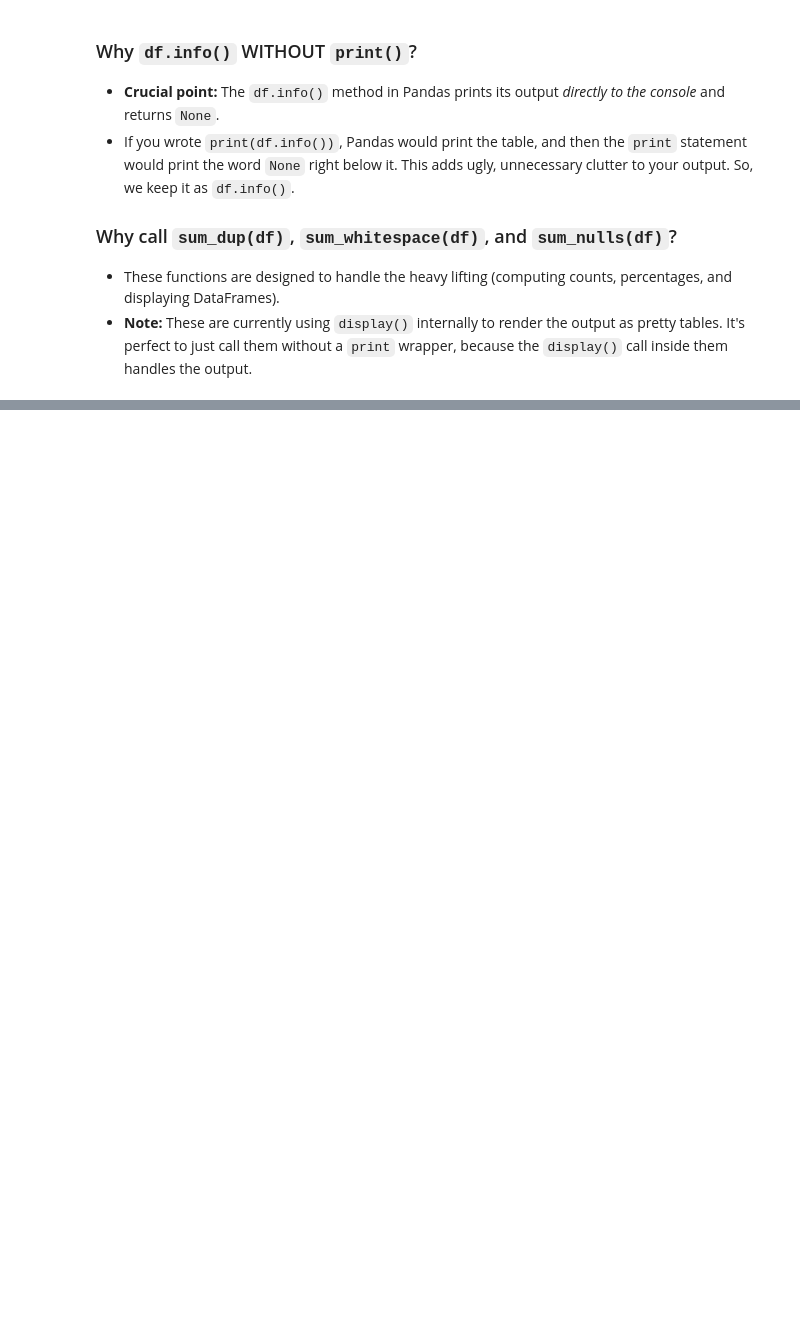
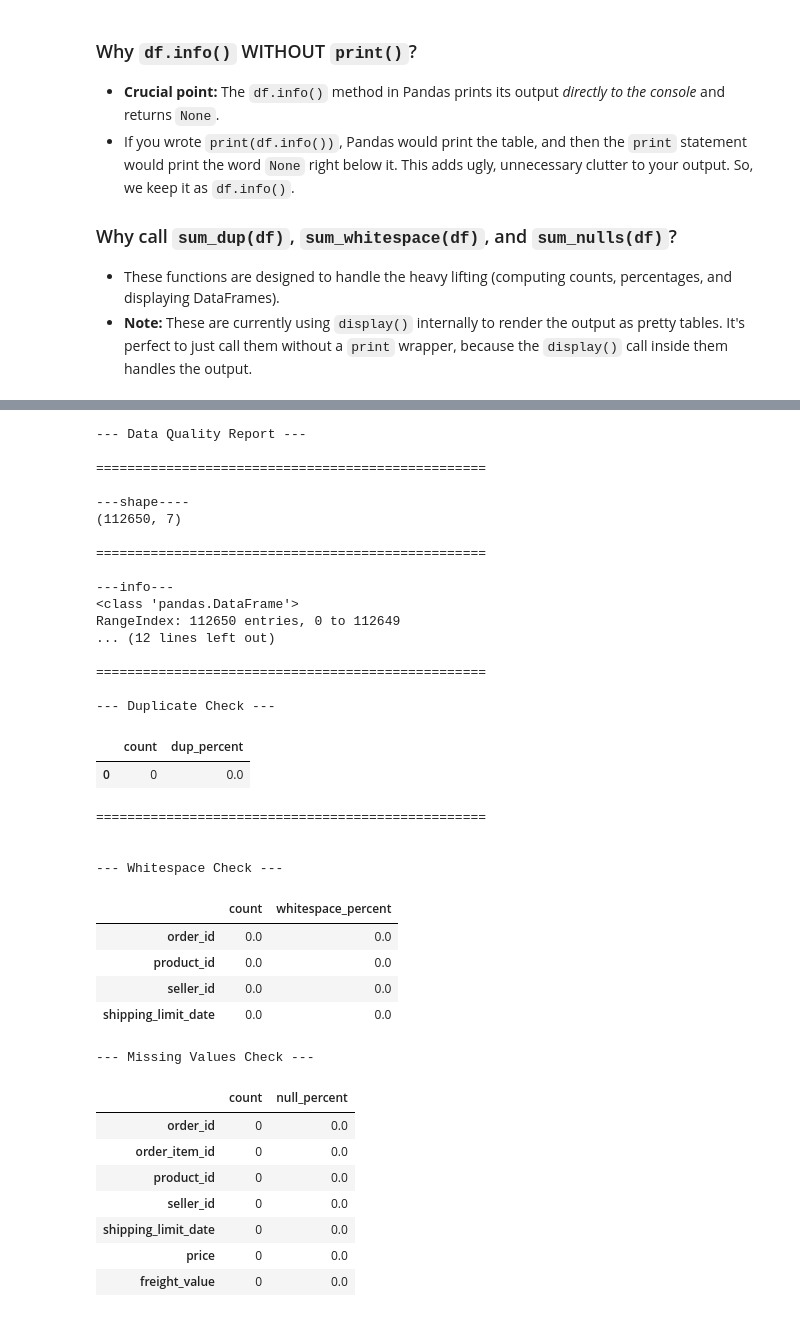
Before and after one commit to eslamsamirkhalil6-creator/olist-ecommerce-analytics, a Jupyter notebook: notebooks/01_data_cleaning_and_validation.ipynb, the cells around one changed output, grey strips where cells are left out. Drawn from its saved outputs; the diff is of its cells as text; code cells hidden in the pictures; blank space fills up the shorter version.

```diff
--- a/notebooks/01_data_cleaning_and_validation.ipynb
+++ b/notebooks/01_data_cleaning_and_validation.ipynb
@@ -239,0 +431,40 @@ def data_quality_report(df):
+# %%
+data_quality_report(df['olist_order_items_dataset'])
+# %% [output]
+--- Data Quality Report ---
+
+==================================================
+
+---shape----
+(112650, 7)
+
+==================================================
+
+---info---
+<class 'pandas.DataFrame'>
+RangeIndex: 112650 entries, 0 to 112649
+... (12 lines left out)
+
+==================================================
+
+--- Duplicate Check ---
+|  | count | dup_percent |
+| 0 | 0 | 0.0 |
+==================================================
+
+
+--- Whitespace Check ---
+|  | count | whitespace_percent |
+| order_id | 0.0 | 0.0 |
+| product_id | 0.0 | 0.0 |
+| seller_id | 0.0 | 0.0 |
+| shipping_limit_date | 0.0 | 0.0 |
+--- Missing Values Check ---
+|  | count | null_percent |
+| order_id | 0 | 0.0 |
+| order_item_id | 0 | 0.0 |
+| product_id | 0 | 0.0 |
+| seller_id | 0 | 0.0 |
+| shipping_limit_date | 0 | 0.0 |
+| price | 0 | 0.0 |
+| freight_value | 0 | 0.0 |
```
Also changed, not shown: parts of 19 cells of this notebook.
